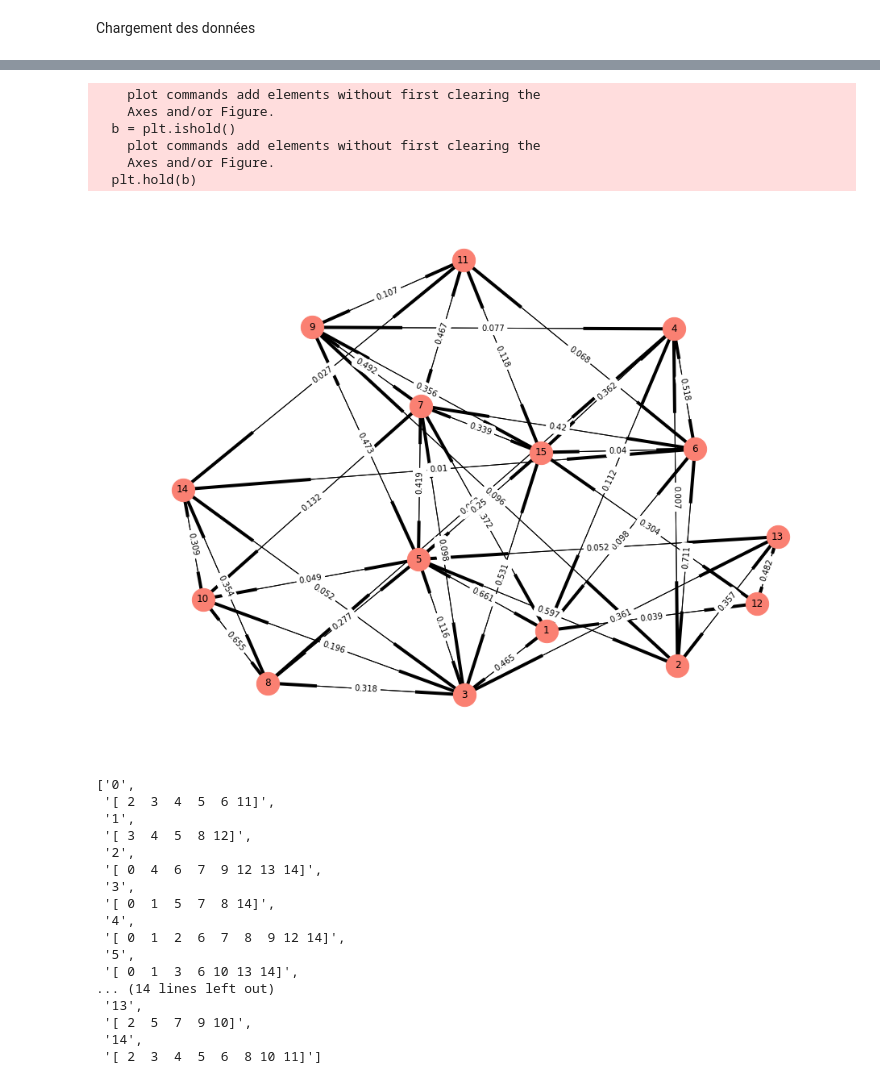
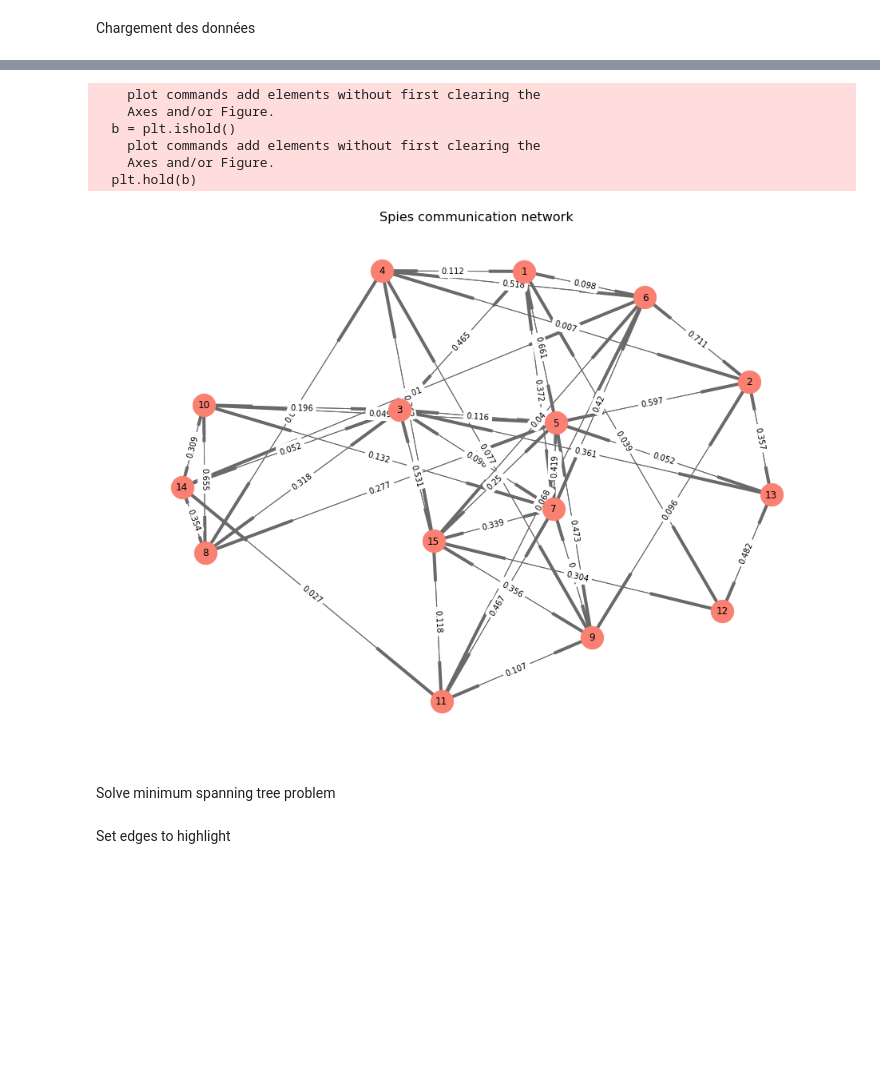
Before and after one commit to shahineb/archives1819, a Jupyter notebook: tp2_3/2_2_optimisation_combinatoire.ipynb, the cells around one changed output, grey strips where cells are left out. Saved outputs shown, nothing was run; the diff lists cells and outputs as text; code cells hidden in the pictures; blank space fills up the shorter version.

Commit message:
plotted connex graphs on 2_2

```diff
--- a/tp2_3/2_2_optimisation_combinatoire.ipynb
+++ b/tp2_3/2_2_optimisation_combinatoire.ipynb
@@ -72,51 +35,14 @@ pd.DataFrame(Tcsr.toarray())
-# %%
-import networkx as nx
-
-def plot_graph(graph_mat):
-    G = nx.DiGraph()
-    plt.figure(figsize=(16,12))
-    for i, row in enumerate(graph_mat):
-        spy_i = str(i+1)
-        reachable_spies = np.where(row>0)[0]
-        for j in reachable_spies:
-            spy_j = str(j+1)
-            G.add_edges_from({(spy_i,spy_j)}, weight=round(row[j],3))
-
-    edge_labels=dict([((u,v,),d['weight'])
-                 for u,v,d in G.edges(data=True)])
-
-    pos=nx.spring_layout(G)
-    nx.draw_networkx_edge_labels(G,pos,edge_labels=edge_labels)
-    nx.draw(G,pos, node_size=800, node_color = 'salmon')
-    nx.draw_networkx_labels(G,pos)
-    plt.show()
-# %%
-G = plot_graph(proba_interception)
-# %% [output]
-    plot commands add elements without first clearing the
-    Axes and/or Figure.
-  b = plt.ishold()
-    plot commands add elements without first clearing the
-    Axes and/or Figure.
-  plt.hold(b)
-[figure, removed]
-# %%
-G = plot_graph(proba_interception)
-# %% [output]
-['0',
- '[ 2  3  4  5  6 11]',
- '1',
- '[ 3  4  5  8 12]',
- '2',
- '[ 0  4  6  7  9 12 13 14]',
- '3',
- '[ 0  1  5  7  8 14]',
- '4',
- '[ 0  1  2  6  7  8  9 12 14]',
- '5',
- '[ 0  1  3  6 10 13 14]',
-... (14 lines left out)
- '13',
- '[ 2  5  7  9 10]',
- '14',
- '[ 2  3  4  5  6  8 10 11]']
+# %%
+plot_graph(proba_interception)
+plt.title("Spies communication network", size=16)
+plt.show()
+# %% [output]
+    plot commands add elements without first clearing the
+    Axes and/or Figure.
+  b = plt.ishold()
+    plot commands add elements without first clearing the
+    Axes and/or Figure.
+  plt.hold(b)
+[figure, added]
+# %% [markdown]
+Solve minimum spanning tree problem
@@ -122,0 +53,2 @@ G = plot_graph(proba_interception)
+# %% [markdown]
+Set edges to highlight
```
Also changed, not shown: parts of 9 cells of this notebook, 2 other files.
